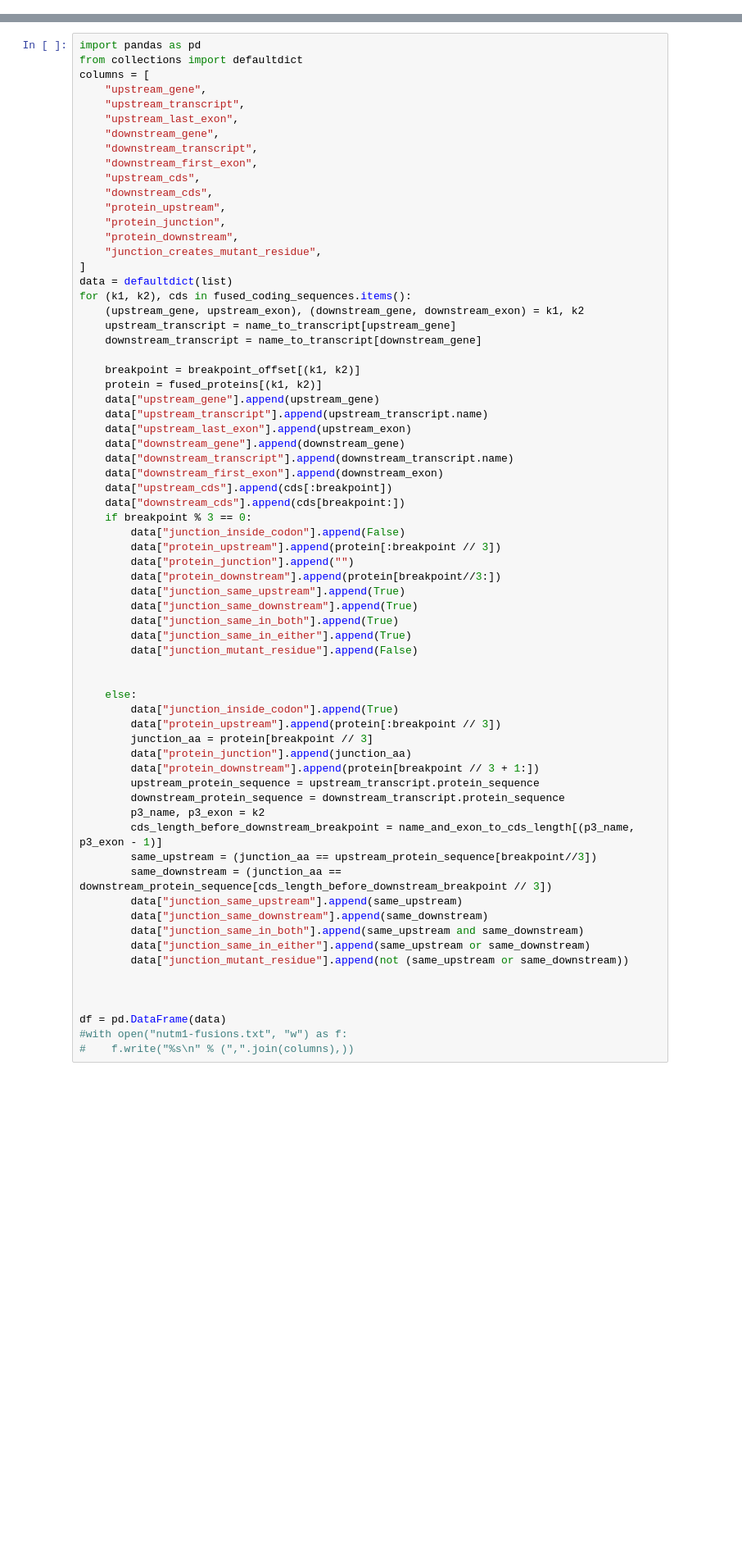
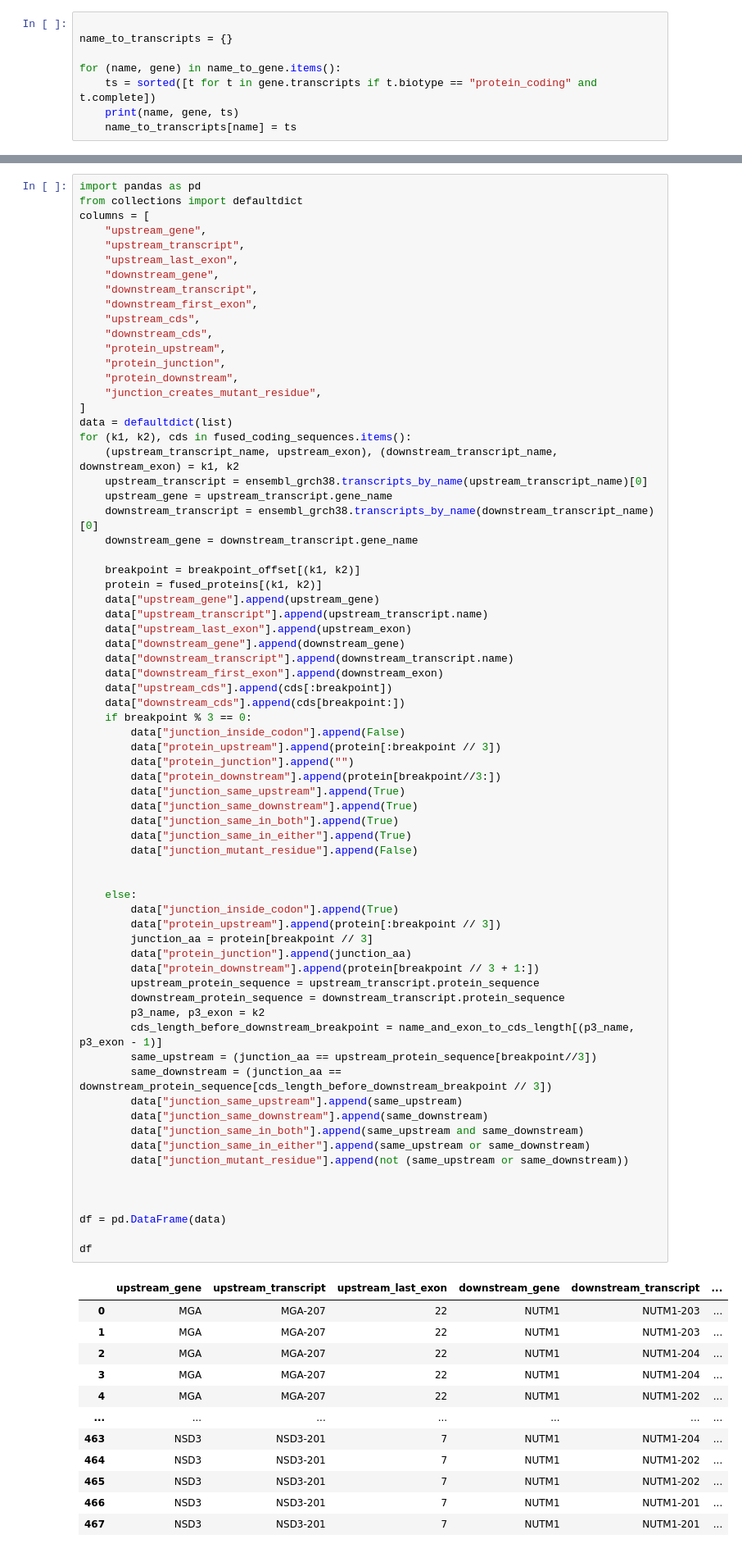
Before and after one commit to pirl-unc/nutm1-fusions, a Jupyter notebook: Generate fusion proteins.ipynb, the cells around one changed output, grey strips where cells are left out. Shown at 82% size. Saved outputs shown, nothing was run; the diff lists cells and outputs as text; blank space fills up the shorter version.

```diff
--- a/Generate fusion proteins.ipynb
+++ b/Generate fusion proteins.ipynb
@@ -80,0 +73,8 @@ name_to_transcript
+# %%
+
+name_to_transcripts = {}
+
+for (name, gene) in name_to_gene.items():
+    ts = sorted([t for t in gene.transcripts if t.biotype == "protein_coding" and t.complete])
+    print(name, gene, ts)
+    name_to_transcripts[name] = ts
@@ -323,9 +381,11 @@ columns = [
 ]
 data = defaultdict(list)
 for (k1, k2), cds in fused_coding_sequences.items():
-    (upstream_gene, upstream_exon), (downstream_gene, downstream_exon) = k1, k2
-    upstream_transcript = name_to_transcript[upstream_gene]
-    downstream_transcript = name_to_transcript[downstream_gene]
+    (upstream_transcript_name, upstream_exon), (downstream_transcript_name, downstream_exon) = k1, k2
+    upstream_transcript = ensembl_grch38.transcripts_by_name(upstream_transcript_name)[0]
+    upstream_gene = upstream_transcript.gene_name
+    downstream_transcript = ensembl_grch38.transcripts_by_name(downstream_transcript_name)[0]
+    downstream_gene = downstream_transcript.gene_name
 
     breakpoint = breakpoint_offset[(k1, k2)]
     protein = fused_proteins[(k1, k2)]
@@ -343,32 +403,45 @@ for (k1, k2), cds in fused_coding_sequences.items():
         data["protein_junction"].append("")
         data["protein_downstream"].append(protein[breakpoint//3:])
         data["junction_same_upstream"].append(True)
         data["junction_same_downstream"].append(True)
         data["junction_same_in_both"].append(True)
         data["junction_same_in_either"].append(True)
         data["junction_mutant_residue"].append(False)
 
 
     else:
         data["junction_inside_codon"].append(True)
         data["protein_upstream"].append(protein[:breakpoint // 3])
         junction_aa = protein[breakpoint // 3]
         data["protein_junction"].append(junction_aa)
         data["protein_downstream"].append(protein[breakpoint // 3 + 1:])
         upstream_protein_sequence = upstream_transcript.protein_sequence
         downstream_protein_sequence = downstream_transcript.protein_sequence
         p3_name, p3_exon = k2
         cds_length_before_downstream_breakpoint = name_and_exon_to_cds_length[(p3_name, p3_exon - 1)]
         same_upstream = (junction_aa == upstream_protein_sequence[breakpoint//3])
         same_downstream = (junction_aa == downstream_protein_sequence[cds_length_before_downstream_breakpoint // 3])
         data["junction_same_upstream"].append(same_upstream)
         data["junction_same_downstream"].append(same_downstream)
         data["junction_same_in_both"].append(same_upstream and same_downstream)
         data["junction_same_in_either"].append(same_upstream or same_downstream)
         data["junction_mutant_residue"].append(not (same_upstream or same_downstream))
 
 
 
 df = pd.DataFrame(data)
-#with open("nutm1-fusions.txt", "w") as f:
-#    f.write("%s\n" % (",".join(columns),))
+
+df
+# %% [output]
+|  | upstream_gene | upstream_transcript | upstream_last_exon | downstream_gene | downstream_transcript | ... |
+| 0 | MGA | MGA-207 | 22 | NUTM1 | NUTM1-203 | ... |
+| 1 | MGA | MGA-207 | 22 | NUTM1 | NUTM1-203 | ... |
+| 2 | MGA | MGA-207 | 22 | NUTM1 | NUTM1-204 | ... |
+| 3 | MGA | MGA-207 | 22 | NUTM1 | NUTM1-204 | ... |
+| 4 | MGA | MGA-207 | 22 | NUTM1 | NUTM1-202 | ... |
+| ... | ... | ... | ... | ... | ... | ... |
+| 463 | NSD3 | NSD3-201 | 7 | NUTM1 | NUTM1-204 | ... |
+| 464 | NSD3 | NSD3-201 | 7 | NUTM1 | NUTM1-202 | ... |
+| 465 | NSD3 | NSD3-201 | 7 | NUTM1 | NUTM1-202 | ... |
+| 466 | NSD3 | NSD3-201 | 7 | NUTM1 | NUTM1-201 | ... |
+| 467 | NSD3 | NSD3-201 | 7 | NUTM1 | NUTM1-201 | ... |
```
Also changed, not shown: parts of 13 cells of this notebook, 11 other files.
